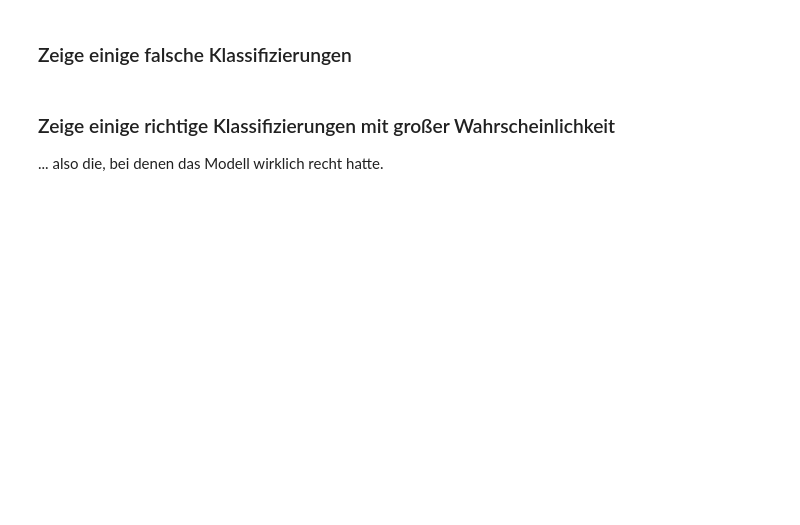
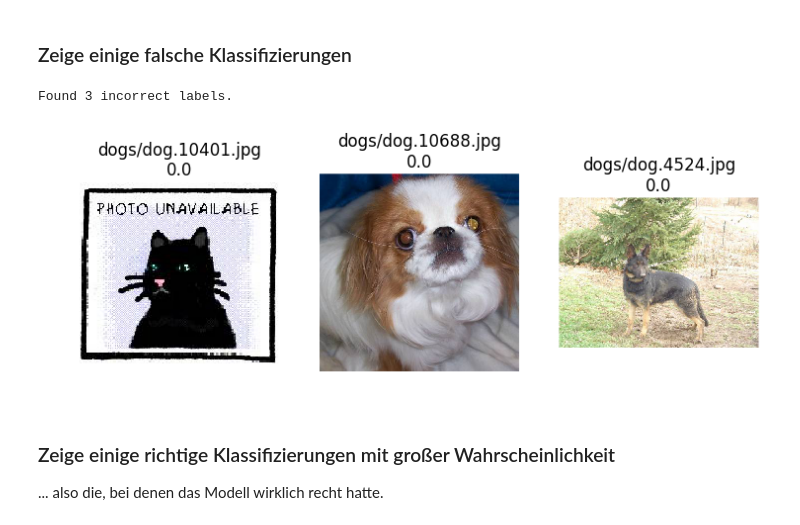
Before and after one commit to uma1966/dl-workshop, a Jupyter notebook: cats-vs-dogs.ipynb, the cells around one changed output. Cells and saved outputs as stored; diff of their text form; code cells hidden in the pictures; blank space fills up the shorter version.

```diff
--- a/cats-vs-dogs.ipynb
+++ b/cats-vs-dogs.ipynb
@@ -253,10 +385,13 @@ plots_idx(idx, train_path, filenames, titles)
 # %%
 incorrect = np.where(our_labels!=expected_labels)[0]
 print "Found {} incorrect labels.".format(len(incorrect))
 if len(incorrect)>0:
     idx = np.random.permutation(incorrect)[:4]
     titles = [filenames[i]+'\n'+ str(our_labels[i]) for i in idx]
-    plots_idx(idx, train_path, filenames, titles)
+    plots_idx(idx, valid_path, filenames, titles)
+# %% [output]
+Found 3 incorrect labels.
+[figure, added]
 # %% [markdown]
 ### Zeige einige richtige Klassifizierungen mit großer  Wahrscheinlichkeit
 
```
Also changed, not shown: parts of 51 cells of this notebook, 2 other files.
